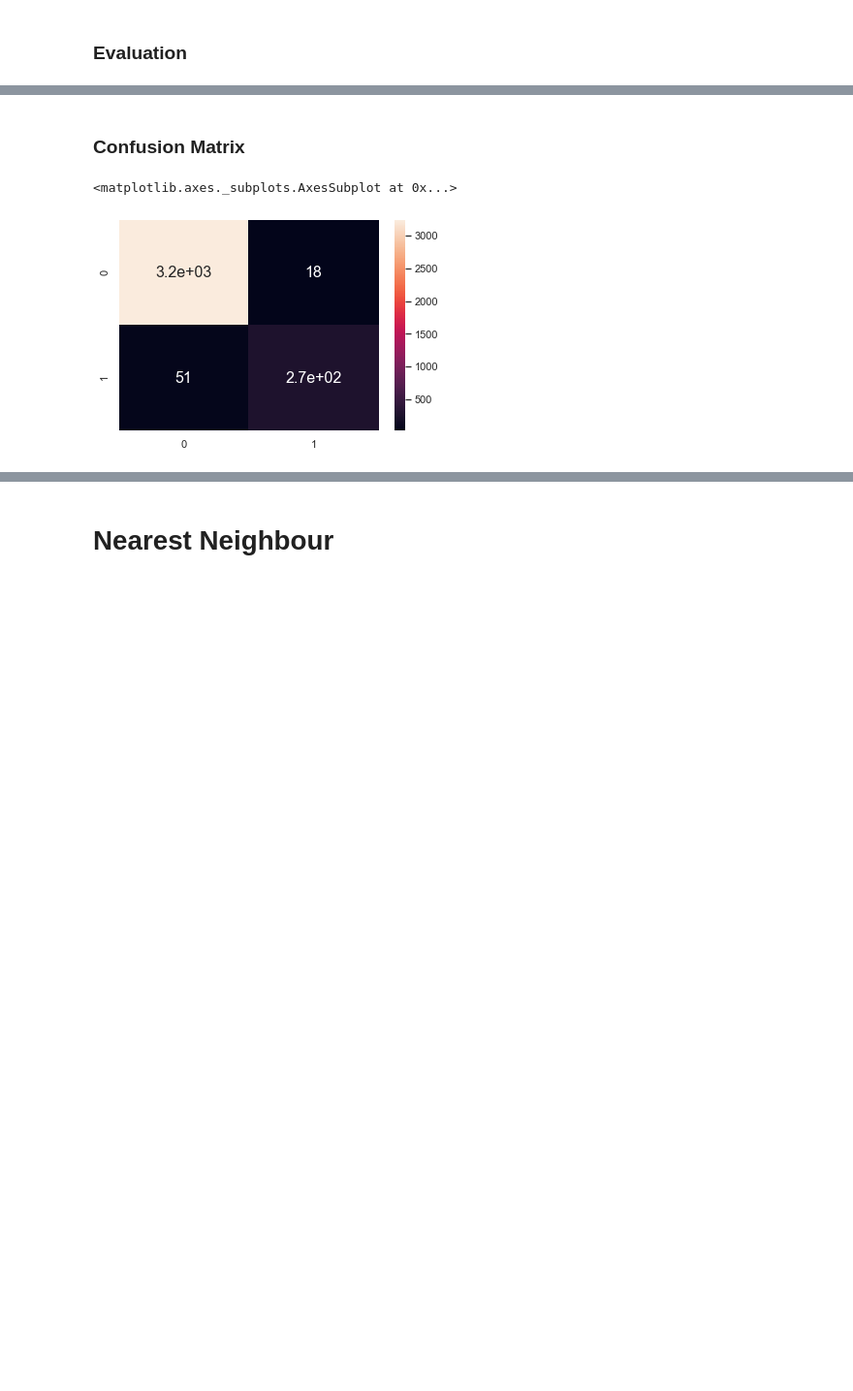
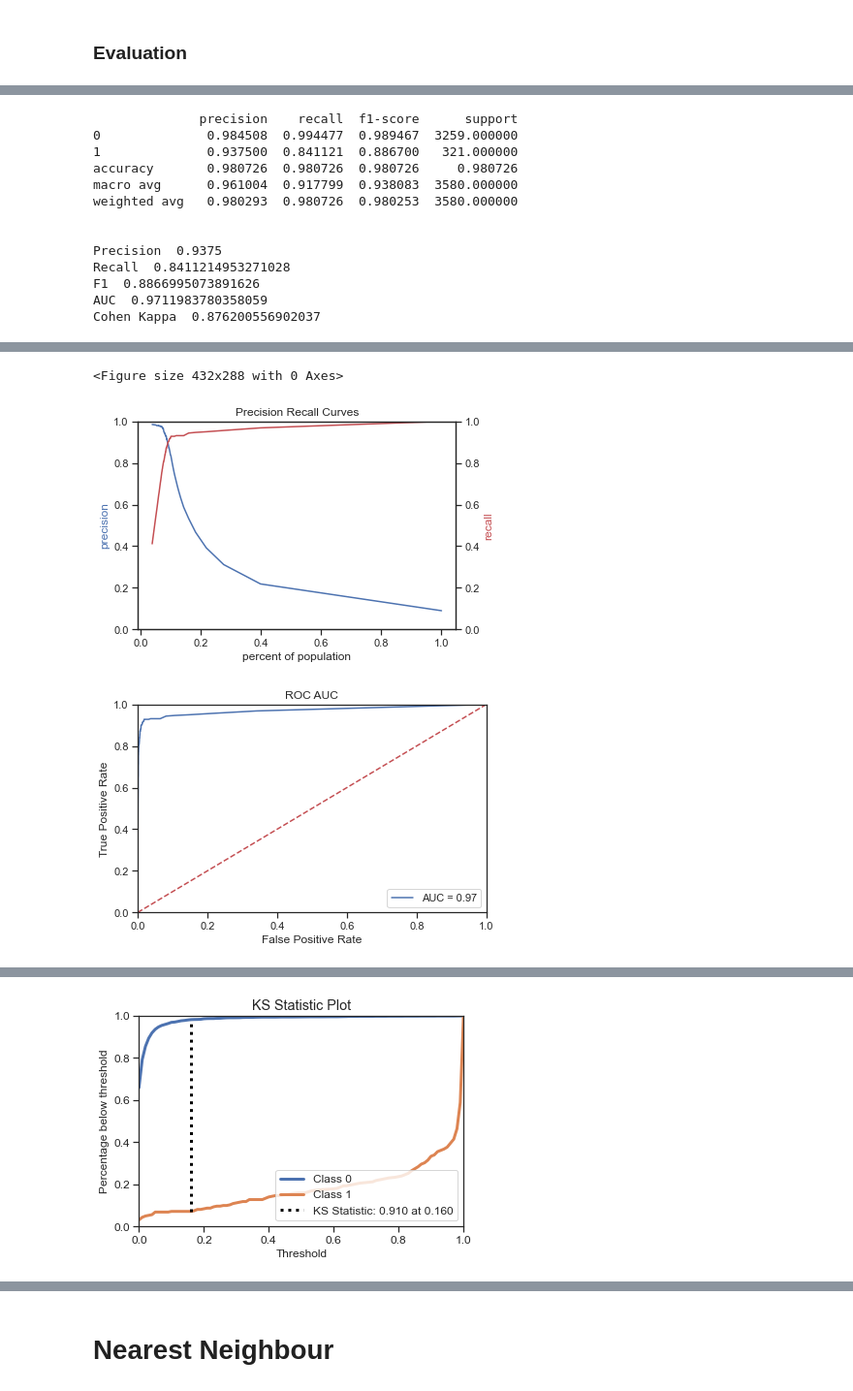
Before and after one commit to rutujagurav/Binary-Classification-Predicting-a-pulsar-star, a Jupyter notebook: PulsarStar_v1-extended.ipynb, the cells around one changed output, grey strips where cells are left out. Shown at 97% size. Cells and saved outputs as stored; diff of their text form; code cells hidden in the pictures; blank space fills up the shorter version.

```diff
--- a/PulsarStar_v1-extended.ipynb
+++ b/PulsarStar_v1-extended.ipynb
@@ -356,11 +368,36 @@ Recall @  10   0.8411214953271028
-# %% [markdown]
-### Confusion Matrix
-# %%
-from sklearn.metrics import confusion_matrix
-actual_label = y_test
-predicted_label = (y_pred>0.5).astype(int)
-cm = metrics.confusion_matrix(actual_label,predicted_label)
-sns.heatmap(cm, annot=True, annot_kws = {"size": 16})
-# %% [output]
-<matplotlib.axes._subplots.AxesSubplot at 0x...>
-[figure, removed]
+# %%
+clf = clf_rf
+from sklearn.metrics import classification_report
+y_pred = clf.predict_proba(X_test)[:, 1]
+report = classification_report(y_test, y_pred.round(), target_names=clf_dt.classes_, output_dict=True)
+report_df = pd.DataFrame(report).transpose()
+print(report_df)
+print('\n')
+k = 10
+print_metrics(y_test,y_pred,k)
+print('\n')
+plot_PR_curve(y_test, y_pred)
+print('\n')
+plot_ROC_curve(y_test, y_pred)
+print('\n')
+plot_ks_stat(y_test,clf.predict_proba(X_test))
+print('\n')
+plot_lift_curve(y_test,clf.predict_proba(X_test))
+print('\n')
+plot_pr_curve(y_test,clf.predict_proba(X_test))
+print('\n')
+plot_confusion_matrix(y_test, y_pred)
+# %% [output]
+              precision    recall  f1-score      support
+0              0.984508  0.994477  0.989467  3259.000000
+1              0.937500  0.841121  0.886700   321.000000
+accuracy       0.980726  0.980726  0.980726     0.980726
+macro avg      0.961004  0.917799  0.938083  3580.000000
+weighted avg   0.980293  0.980726  0.980253  3580.000000
+
+
+Precision  0.9375
+Recall  0.8411214953271028
+F1  0.8866995073891626
+AUC  0.9711983780358059
+Cohen Kappa  0.876200556902037
@@ -366,0 +407,3 @@ sns.heatmap(cm, annot=True, annot_kws = {"size": 16})
+<Figure size 432x288 with 0 Axes>
+[figure, added]
+[figure, added]
@@ -366,0 +413 @@ sns.heatmap(cm, annot=True, annot_kws = {"size": 16})
+[figure, added]
```
Also changed, not shown: parts of 22 cells of this notebook.
